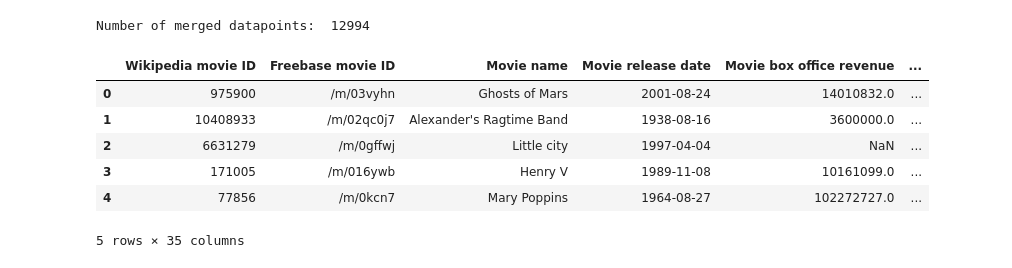
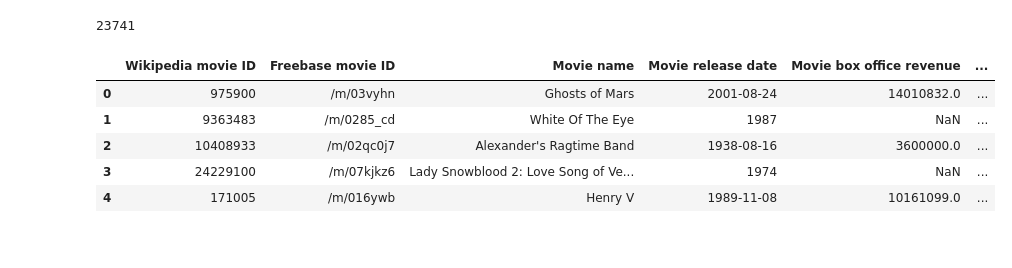
Before and after one commit to epfl-ada/ada-2024-project-phpjj1, a Jupyter notebook: src/data/merge.ipynb, the cells around one changed output. Saved outputs shown, nothing was run; the diff lists cells and outputs as text; code cells hidden in the pictures.

```diff
--- a/src/data/merge.ipynb
+++ b/src/data/merge.ipynb
@@ -1,10 +1,9 @@
 # %%
 import pandas as pd
 # %%
-prefix_path = '../../data/MovieSummaries'
-file_path = f'{prefix_path}/movie.metadata.tsv'
 headers = ['Wikipedia movie ID', 'Freebase movie ID', 'Movie name', 'Movie release date', 'Movie box office revenue', 'Movie runtime', 'Movie languages', 'Movie countries', 'Movie genres']
-df_movie = pd.read_csv(file_path, sep='\t', names=headers, header=None)
-print("Number of datapoints: ", len(df_movie))
-df_movie.head()
+
+df_movie_metadata = pd.read_csv('../../data/MovieSummaries/movie.metadata.tsv', sep='\t', names=headers, header=None)
+print(len(df_movie_metadata))
+df_movie_metadata.head()
 # %% [output]
@@ -16,7 +15,7 @@ Number of datapoints:  81741
 | 3 | 9363483 | /m/0285_cd | White Of The Eye | 1987 | NaN | ... |
 | 4 | 261236 | /m/01mrr1 | A Woman in Flames | 1983 | NaN | ... |
 # %%
-df_movie_ratings = pd.read_csv('../../data/movies_metadata.csv', sep=',', header=0)
-print("Number of datapoints: ", len(df_movie_ratings))
-df_movie_ratings.head()
+df_movies = pd.read_csv('../../data/ml-32m/movies.csv', sep=',', header=0)
+print(len(df_movies))
+df_movies.head()
 # %% [output]
@@ -49,0 +29,5 @@ df movie len: 81741, df ratings len: 45466
+# %%
+df_movies['merge_title'] = df_movies['title'].str.extract(r'^(.*?)(?=\s\()')[0].str.lower()
+df_movies['merge_year'] = df_movies['title'].str.extract(r'\((\d{4})\)')[0].astype('Int64')
+
+df_movies.head()
@@ -49,0 +41,4 @@ df movie len: 81741, df ratings len: 45466
+# %%
+df_movie_metadata['merge_title'] = df_movie_metadata['Movie name'].str.lower().str.strip()
+df_movie_metadata['merge_year'] = df_movie_metadata['Movie release date'].apply(lambda x: x.split('-')[0] if pd.notna(x) else None).astype('Int64')
+df_movie_metadata.head(10)
@@ -50,13 +57,12 @@ df movie len: 81741, df ratings len: 45466
 # %%
-df_merged = pd.merge(df_movie, df_movie_ratings, on=['merge_name', 'merge_year'], how='inner')
-print("Number of merged datapoints: ", len(df_merged))
+df_merged = pd.merge(df_movie_metadata, df_movies, how='inner', on=['merge_title', 'merge_year'])
+print(len(df_merged))
 df_merged.head()
 # %% [output]
-Number of merged datapoints:  12994
+23741
 |  | Wikipedia movie ID | Freebase movie ID | Movie name | Movie release date | Movie box office revenue | ... |
 | 0 | 975900 | /m/03vyhn | Ghosts of Mars | 2001-08-24 | 14010832.0 | ... |
-| 1 | 10408933 | /m/02qc0j7 | Alexander's Ragtime Band | 1938-08-16 | 3600000.0 | ... |
-| 2 | 6631279 | /m/0gffwj | Little city | 1997-04-04 | NaN | ... |
-| 3 | 171005 | /m/016ywb | Henry V | 1989-11-08 | 10161099.0 | ... |
-| 4 | 77856 | /m/0kcn7 | Mary Poppins | 1964-08-27 | 102272727.0 | ... |
+| 1 | 9363483 | /m/0285_cd | White Of The Eye | 1987 | NaN | ... |
+| 2 | 10408933 | /m/02qc0j7 | Alexander's Ragtime Band | 1938-08-16 | 3600000.0 | ... |
+| 3 | 24229100 | /m/07kjkz6 | Lady Snowblood 2: Love Song of Ve... | 1974 | NaN | ... |
+| 4 | 171005 | /m/016ywb | Henry V | 1989-11-08 | 10161099.0 | ... |
-5 rows × 35 columns
```
Also changed, not shown: parts of 13 cells of this notebook, 3 other files.
